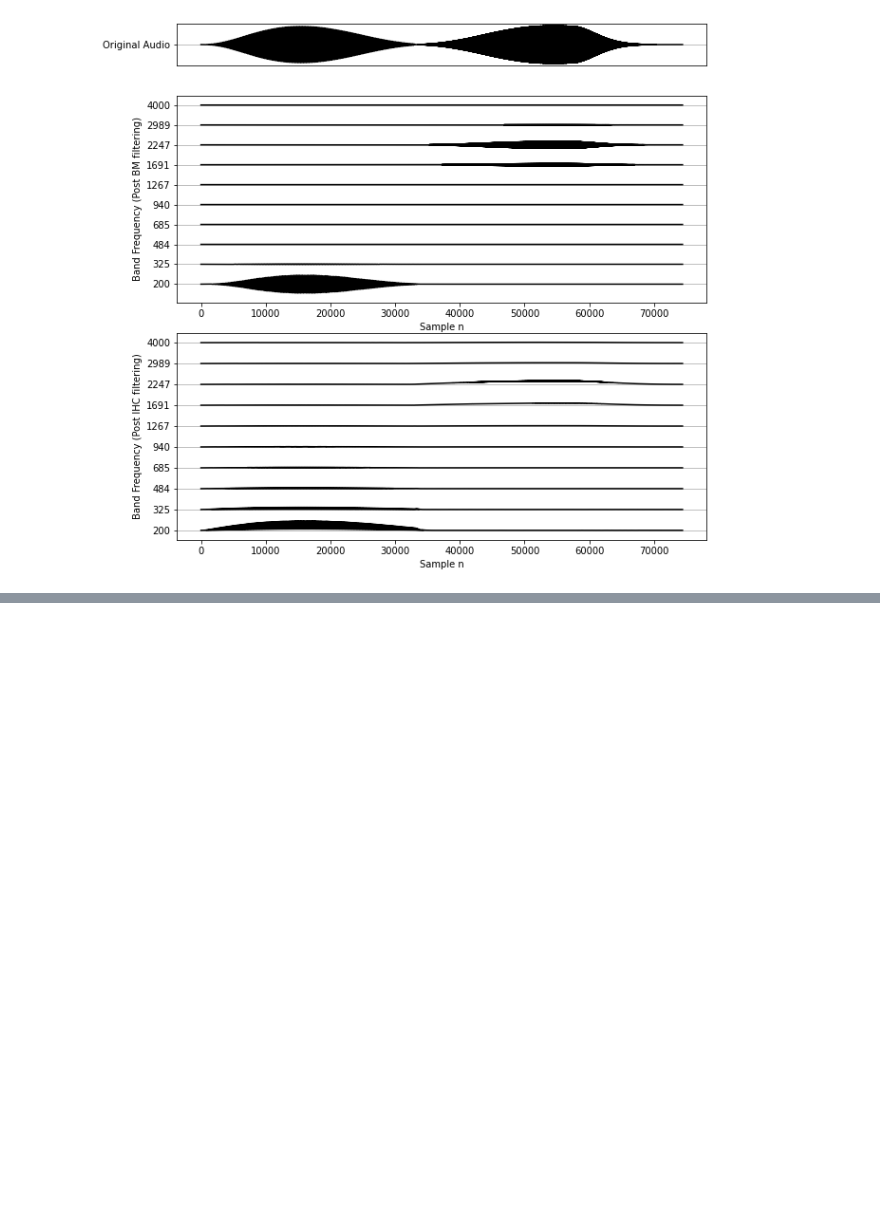
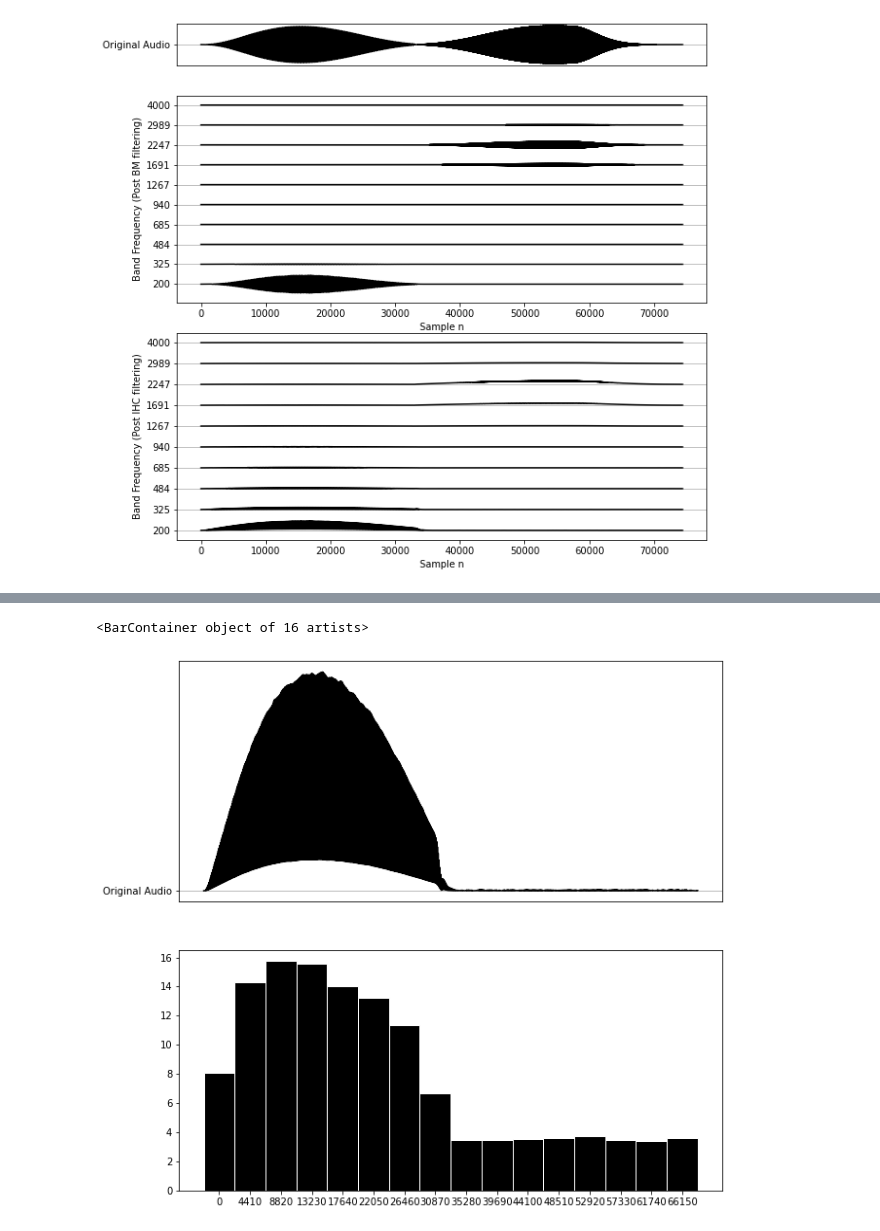
Before and after one commit to rnatarajan98/Cochlea_Modelling, a Jupyter notebook: main.ipynb, the cells around one changed output, grey strips where cells are left out. Cells and saved outputs as stored; diff of their text form; code cells hidden in the pictures; blank space fills up the shorter version.

```diff
--- a/main.ipynb
+++ b/main.ipynb
@@ -260,0 +272,33 @@ plt.eventplot(spike_lists, colors='k')
+# %%
+binlength = 0.1 * samplerate #0.1 seconds
+
+nbins = int(np.floor(len(signal) / binlength))
+
+psth_signal_length = int(nbins * binlength)
+psth_signal = signal[:psth_signal_length]
+
+psth = []
+psth_locs = []
+for i in range(nbins):
+    i0 = int(i*binlength)
+    iN = int(i0+binlength)
+
+    psth_locs.append(str(i0))
+
+    psth.append(np.sum(spike_train[i0:iN, :]) / num_neurons)
+# %%
+plt.figure(figsize=(10, 10))
+gs = gridspec.GridSpec(2, 1,height_ratios=[2, 2])
+
+ax_audio = plt.subplot(gs[0])
+ax_audio.plot(psth_signal, color='k')
+ax_audio.set_xticks([])
+ax_audio.set_yticks([0])
+ax_audio.set_yticklabels(['Original Audio'])
+plt.grid(which='both', axis='y')
+
+ax_bm = plt.subplot(gs[1])
+plt.bar(psth_locs, psth, width=1, color='k', edgecolor="w")
+# %% [output]
+<BarContainer object of 16 artists>
+[figure, added]
```
Also changed, not shown: parts of 7 cells of this notebook, 3 other files.
